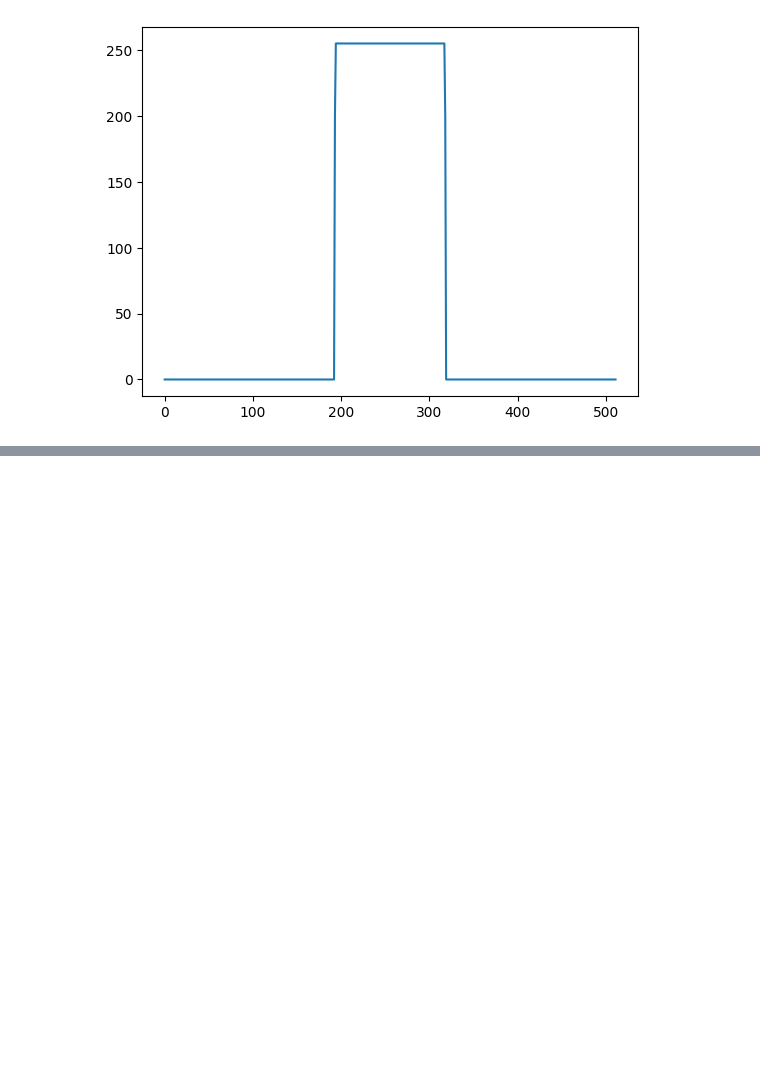
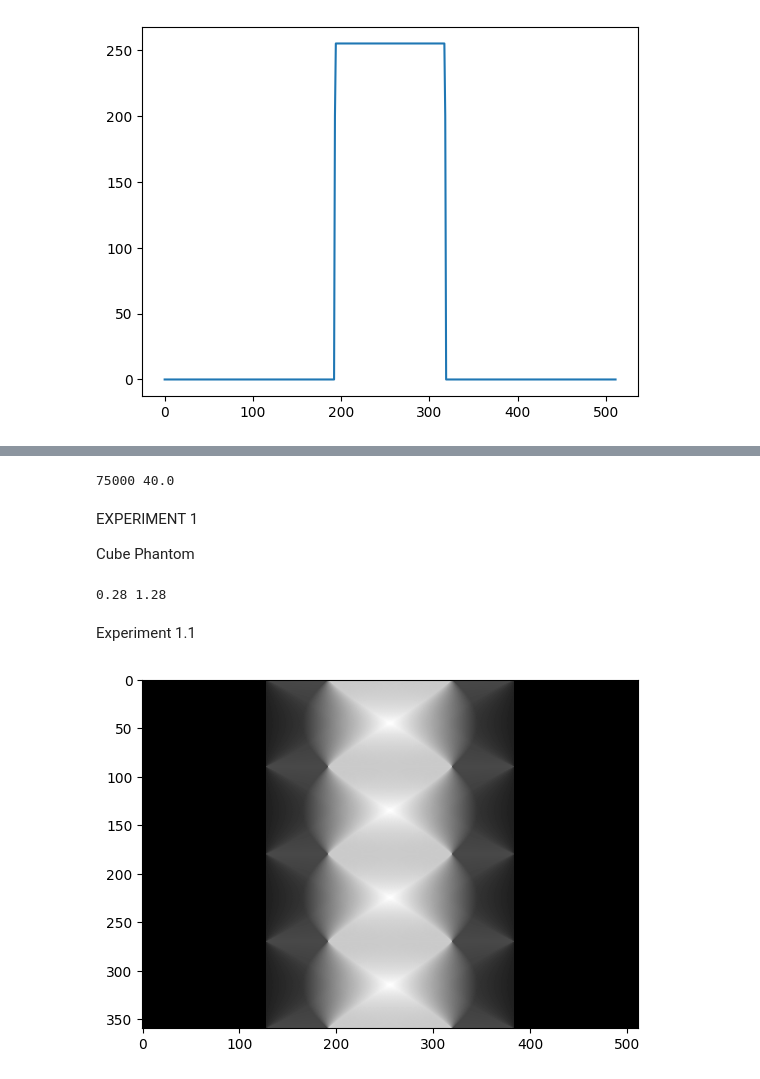
Before and after one commit to Leo00010011/IPBMI_Notebooks, a Jupyter notebook: E8/IPBMA_8_CT-Slice-Reconstruction.ipynb, the cells around one changed output, grey strips where cells are left out. Drawn from its saved outputs; the diff is of its cells as text; code cells hidden in the pictures; blank space fills up the shorter version.

```diff
--- a/E8/IPBMA_8_CT-Slice-Reconstruction.ipynb
+++ b/E8/IPBMA_8_CT-Slice-Reconstruction.ipynb
@@ -115,0 +100,36 @@ pyplot.plot(line)
+# %%
+# X-RAY SOURCE
+
+kVp= 100
+I0= 75000
+N0, eE= source(kVp, I0)
+
+print(N0, eE)
+# %% [output]
+75000 40.0
+# %% [markdown]
+EXPERIMENT 1
+
+Cube Phantom
+# %%
+edge_size= 256
+obj= cube_phantom_cc(edge_size, eE)
+# %% [output]
+0.28 1.28
+# %% [markdown]
+Experiment 1.1
+# %%
+# FEATURES
+
+nProjections= 360
+h= 128
+nDetectors= 512
+# %%
+qSinograma= interactor_CT(N0, obj, h, nProjections)
+dSinograma= detectSinogram(qSinograma, nProjections, nDetectors)
+pSinograma= process_CT(dSinograma, N0)
+# %%
+pyplot.imshow(pSinograma, cmap="gray")
+pyplot.show()
+# %% [output]
+[figure, added]
```
Also changed, not shown: parts of 12 cells of this notebook, 4 other files.
